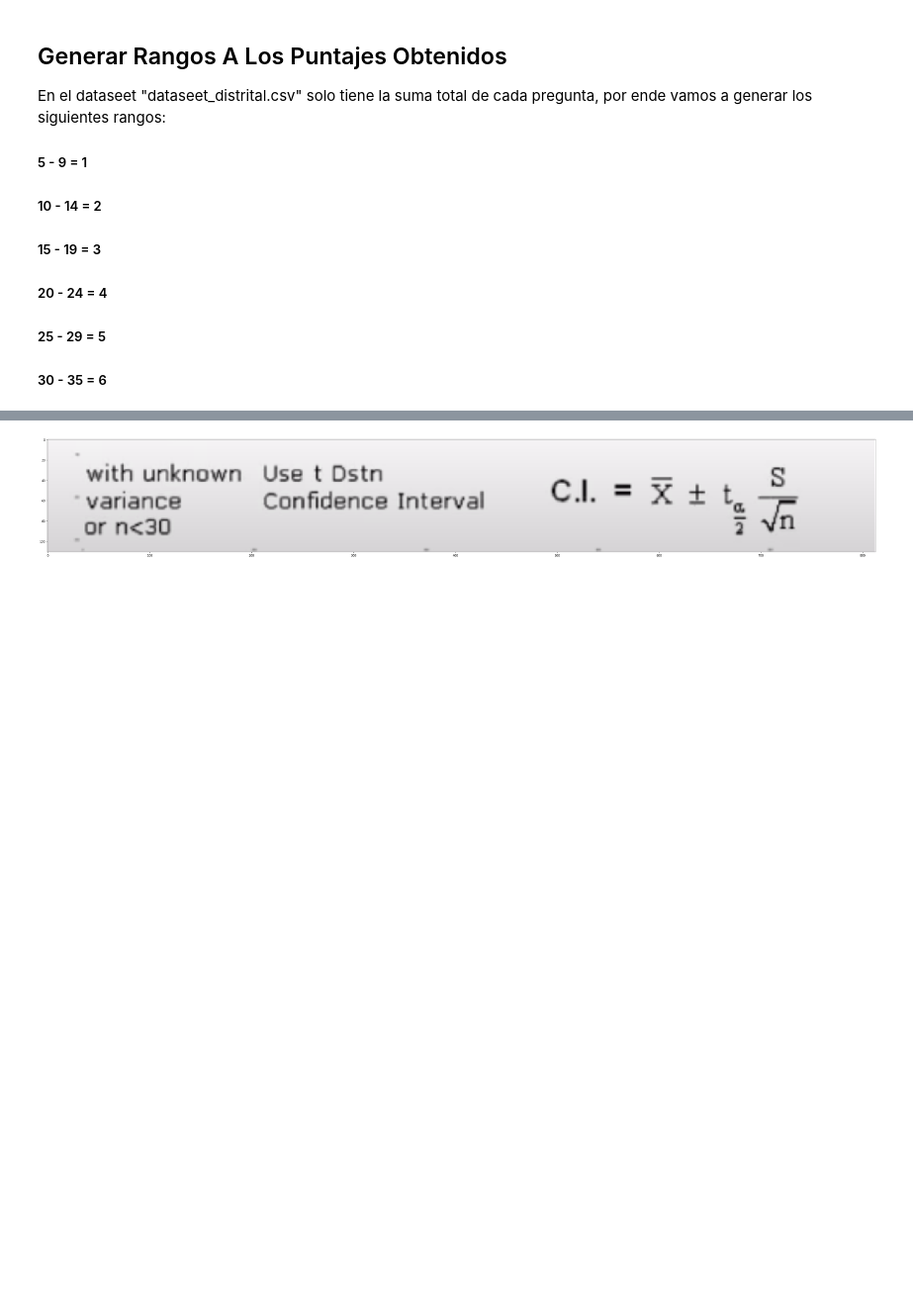
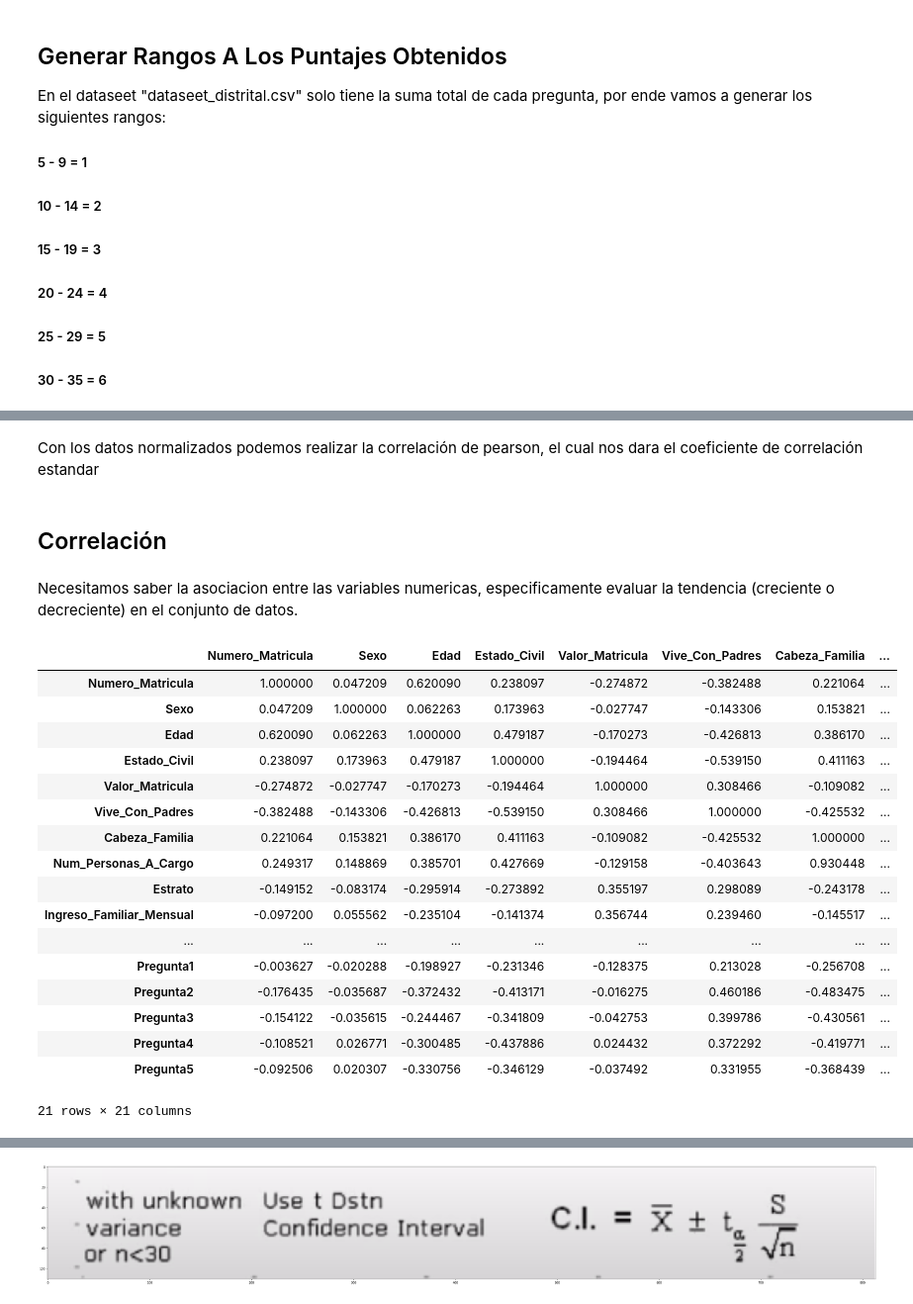
Before and after one commit to Cristian-Blanco/investigacion-operaciones, a Jupyter notebook: ModeloPredictivo/Analisis Exploratorio.ipynb, the cells around one changed output, grey strips where cells are left out. Shown: that part at 99% size. Cells and saved outputs as stored; diff of their text form; code cells hidden in the pictures; blank space fills up the shorter version.

```diff
--- a/ModeloPredictivo/Analisis Exploratorio.ipynb
+++ b/ModeloPredictivo/Analisis Exploratorio.ipynb
@@ -79,0 +98,28 @@ data.head()
+# %% [markdown]
+Con los datos normalizados podemos realizar la correlación de pearson, el cual nos dara el coeficiente de correlación estandar
+# %% [markdown]
+## Correlación
+# %% [markdown]
+Necesitamos saber la asociacion entre las variables numericas, especificamente evaluar la tendencia (creciente o decreciente) en el conjunto de datos.
+# %%
+data_corr = data_norm.corr(method='pearson') #data_corr obtendra la correlación por el metodo de pearson del dataset
+data_corr #Se imprime la tabla de correlación
+# %% [output]
+|  | Numero_Matricula | Sexo | Edad | Estado_Civil | Valor_Matricula | Vive_Con_Padres | Cabeza_Familia | ... |
+| Numero_Matricula | 1.000000 | 0.047209 | 0.620090 | 0.238097 | -0.274872 | -0.382488 | 0.221064 | ... |
+| Sexo | 0.047209 | 1.000000 | 0.062263 | 0.173963 | -0.027747 | -0.143306 | 0.153821 | ... |
+| Edad | 0.620090 | 0.062263 | 1.000000 | 0.479187 | -0.170273 | -0.426813 | 0.386170 | ... |
+| Estado_Civil | 0.238097 | 0.173963 | 0.479187 | 1.000000 | -0.194464 | -0.539150 | 0.411163 | ... |
+| Valor_Matricula | -0.274872 | -0.027747 | -0.170273 | -0.194464 | 1.000000 | 0.308466 | -0.109082 | ... |
+| Vive_Con_Padres | -0.382488 | -0.143306 | -0.426813 | -0.539150 | 0.308466 | 1.000000 | -0.425532 | ... |
+| Cabeza_Familia | 0.221064 | 0.153821 | 0.386170 | 0.411163 | -0.109082 | -0.425532 | 1.000000 | ... |
+| Num_Personas_A_Cargo | 0.249317 | 0.148869 | 0.385701 | 0.427669 | -0.129158 | -0.403643 | 0.930448 | ... |
+| Estrato | -0.149152 | -0.083174 | -0.295914 | -0.273892 | 0.355197 | 0.298089 | -0.243178 | ... |
+| Ingreso_Familiar_Mensual | -0.097200 | 0.055562 | -0.235104 | -0.141374 | 0.356744 | 0.239460 | -0.145517 | ... |
+| ... | ... | ... | ... | ... | ... | ... | ... | ... |
+| Pregunta1 | -0.003627 | -0.020288 | -0.198927 | -0.231346 | -0.128375 | 0.213028 | -0.256708 | ... |
+| Pregunta2 | -0.176435 | -0.035687 | -0.372432 | -0.413171 | -0.016275 | 0.460186 | -0.483475 | ... |
+| Pregunta3 | -0.154122 | -0.035615 | -0.244467 | -0.341809 | -0.042753 | 0.399786 | -0.430561 | ... |
+| Pregunta4 | -0.108521 | 0.026771 | -0.300485 | -0.437886 | 0.024432 | 0.372292 | -0.419771 | ... |
+| Pregunta5 | -0.092506 | 0.020307 | -0.330756 | -0.346129 | -0.037492 | 0.331955 | -0.368439 | ... |
+21 rows × 21 columns
```
Also changed, not shown: parts of 52 cells of this notebook.
